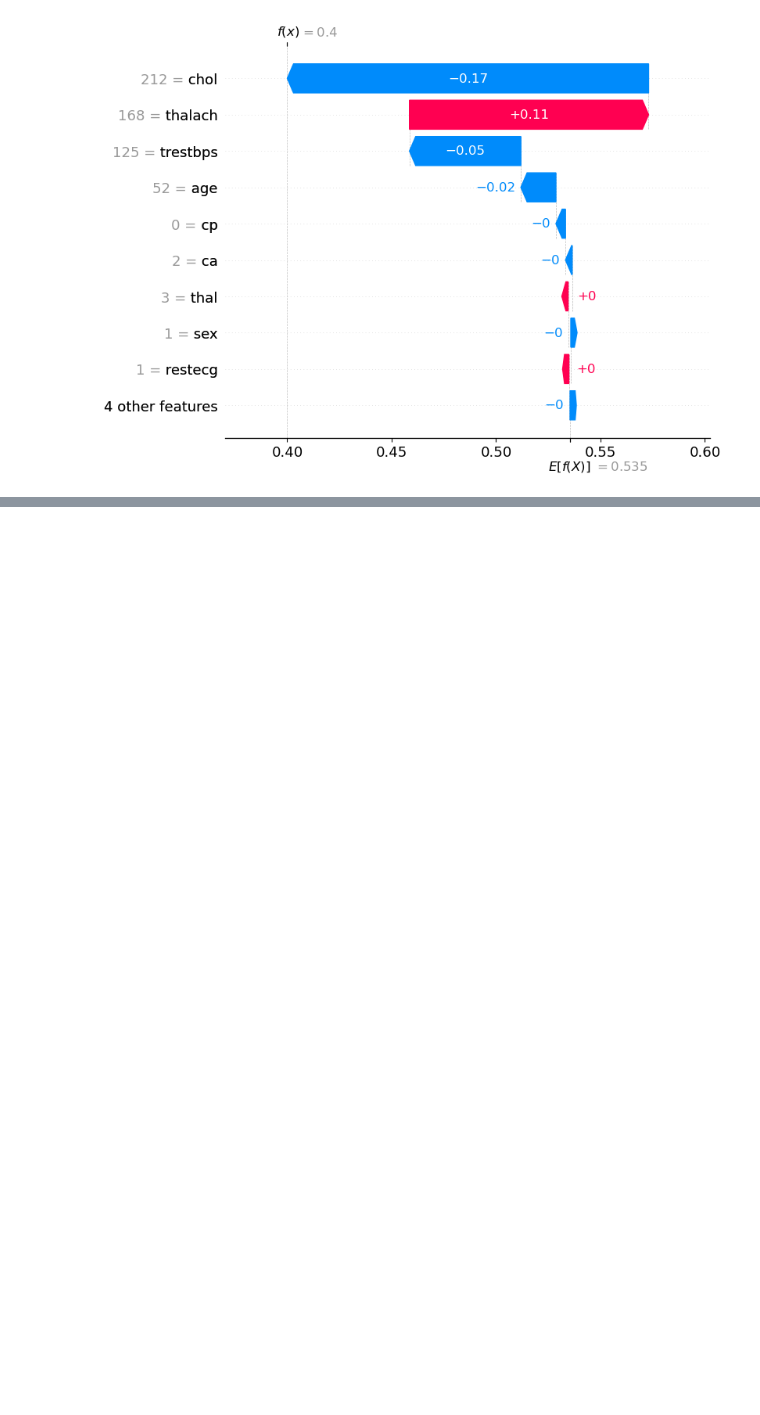
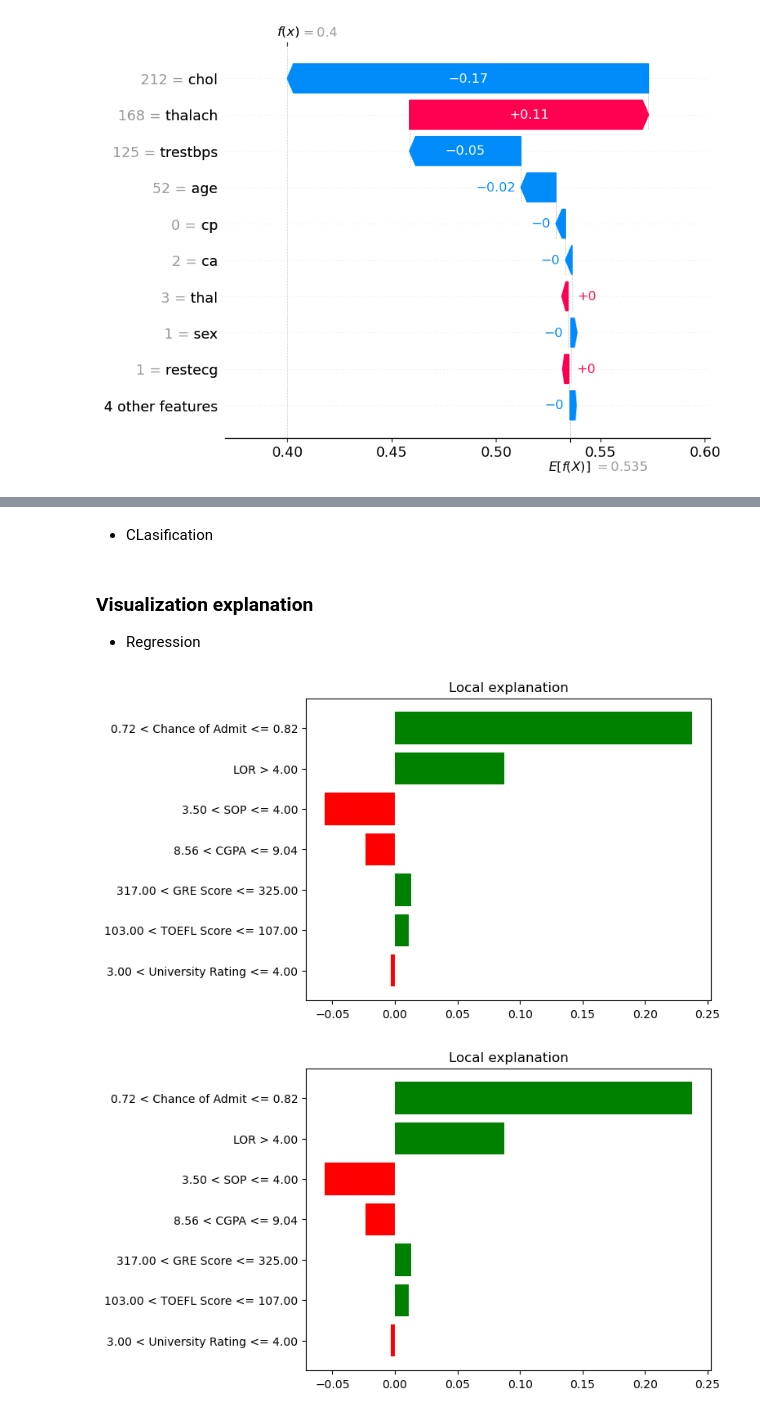
Before and after one commit to FelicityTech/LLM-Engineering, a Jupyter notebook: Explainable AI in Python/Local explainability with SHAP.ipynb, the cells around one changed output, grey strips where cells are left out. Drawn from its saved outputs; the diff is of its cells as text; code cells hidden in the pictures; blank space fills up the shorter version.

Commit message:
lime tabular

```diff
--- a/Explainable AI in Python/Local explainability with SHAP.ipynb
+++ b/Explainable AI in Python/Local explainability with SHAP.ipynb
@@ -98,0 +125,3 @@ print(shap_values)
+# %%
+admission = pd.read_csv("admission_data.csv")
+admission.head(10)
@@ -98,0 +140,11 @@ print(shap_values)
+# %%
+admission = admission.dropna()
+X = admission.drop(columns=["Accept"], axis=0)
+y = admission["Accept"]
+# %%
+from sklearn.linear_model import LinearRegression
+
+X_train, X_test, y_train, y_test = train_test_split(X, y, train_size=0.2, stratify=y)
+
+regressor = LinearRegression()
+regressor.fit(X_train, y_train)
@@ -98,0 +193,16 @@ print(shap_values)
+# %%
+from lime.lime_tabular import LimeTabularExplainer
+instance = X.iloc[1, :]
+# Make sure to use "Lime" instead of "Line"
+explainer_reg = LimeTabularExplainer(
+    X.values,
+    feature_names=X.columns,
+    mode="regression" # Note: use "classification" here if you are predicting the binary "Accept" column
+)
+
+explaination_reg = explainer_reg.explain_instance(
+    instance.values,
+    regressor.predict
+)
+# %% [markdown]
+- CLasification
@@ -98,0 +223,8 @@ print(shap_values)
+# %% [markdown]
+### Visualization explanation
+- Regression
+# %%
+explaination_reg.as_pyplot_figure()
+# %% [output]
+[figure, added]
+[figure, added]
```
Also changed, not shown: parts of 16 cells of this notebook.
